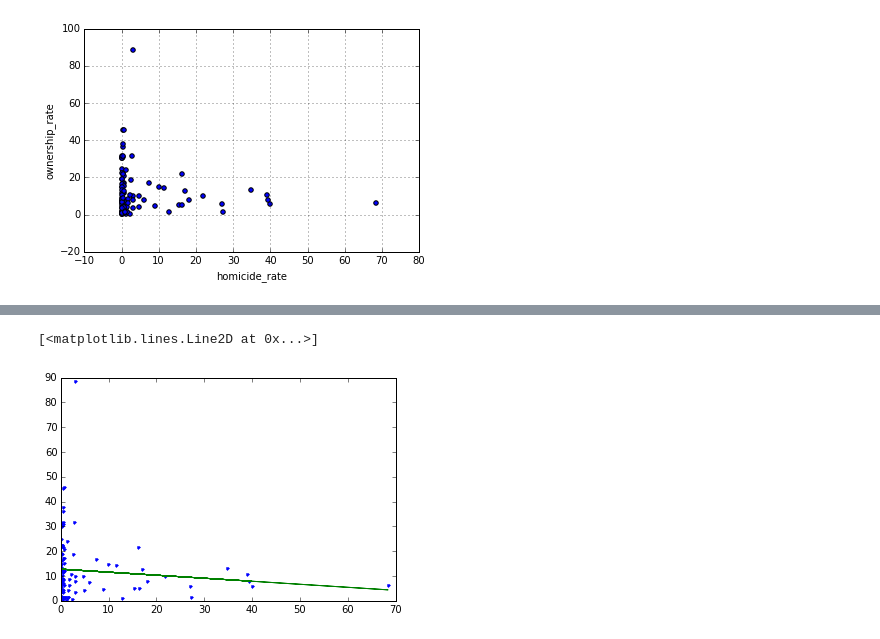
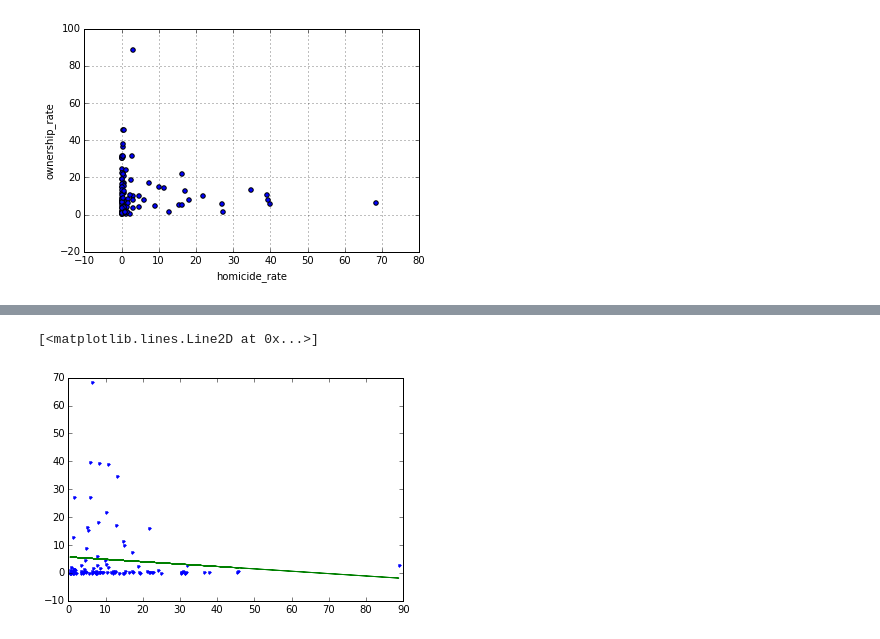
Before and after one commit to ericbusboom/data_analysis, a Jupyter notebook: Firearms.ipynb, the cells around one changed output, grey strips where cells are left out. Drawn from its saved outputs; the diff is of its cells as text; code cells hidden in the pictures.

```diff
--- a/Firearms.ipynb
+++ b/Firearms.ipynb
@@ -63,15 +63,15 @@ df[df.country != 'United States'].corr()
 # %%
 
 # sample data
 dfnna = df.dropna()
-x = dfnna.homicide_rate
-y = dfnna.ownership_rate
+x = dfnna.ownership_rate
+y = dfnna.homicide_rate
 
 # fit with np.polyfit
 m, b = np.polyfit(x, y, 1)
 
 plt.plot(x, y, '.')
 plt.plot(x, m*x + b, '-')
 # %% [output]
 [<matplotlib.lines.Line2D at 0x...>]
-[figure, old version]
+[figure, new version]
```
Also changed, not shown: parts of 3 cells of this notebook.
